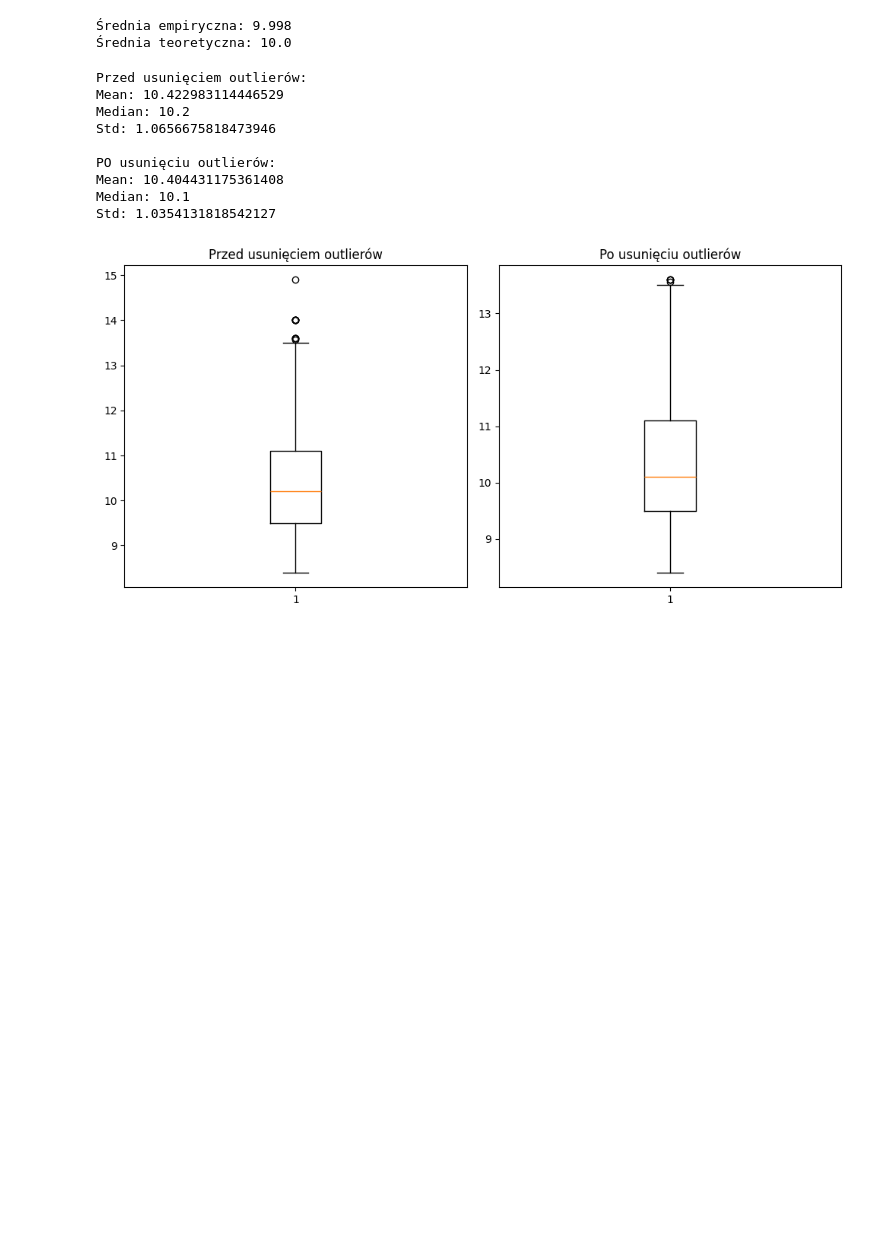
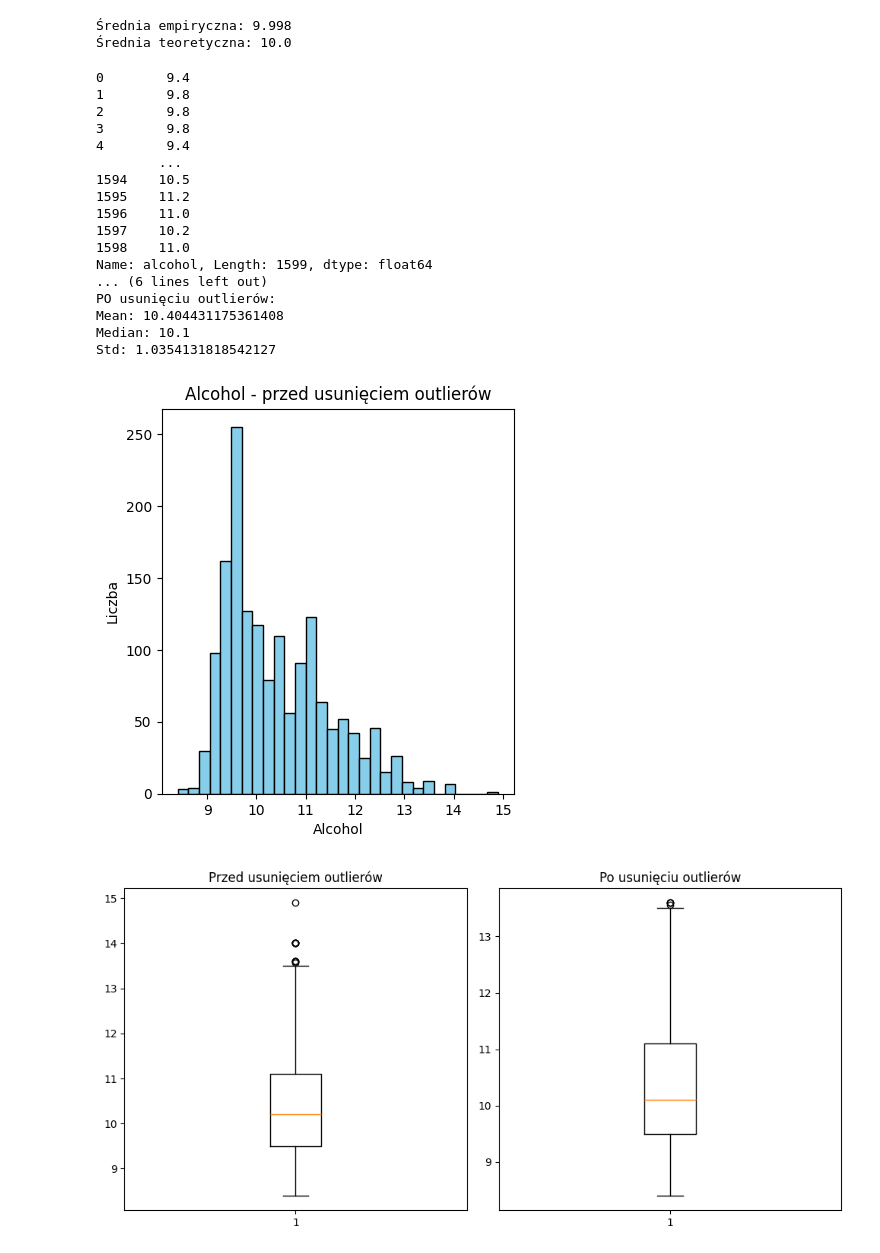
Before and after one commit to Alicjateper/Projects, a Jupyter notebook: Data_Science/Prace/13_Statystyka_i_prawdopodobieństwo_Lab.ipynb, the cells around one changed output. Cells and saved outputs as stored; diff of their text form; code cells hidden in the pictures; blank space fills up the shorter version.

```diff
--- a/Data_Science/Prace/13_Statystyka_i_prawdopodobieństwo_Lab.ipynb
+++ b/Data_Science/Prace/13_Statystyka_i_prawdopodobieństwo_Lab.ipynb
@@ -89,6 +89,7 @@ wine = pd.read_csv(url, sep=';')
 
 # Kolumna
 kolumna = wine["alcohol"]
+print(kolumna)
 
 # Oblicz z-scores
 z_scores = (kolumna - kolumna.mean()) / kolumna.std() # np.abs(stats.zscore(col))
@@ -97,7 +98,16 @@ z_scores = (kolumna - kolumna.mean()) / kolumna.std() # np.abs(stats.zscore(col)
 outliers = np.abs(z_scores) > 3 #np.abs(z) zamienia liczby na ich „odległość od zera”, np -2 -> 2
 
 # usunięcie outlierów
-clean = wine[~outliers]
+clean = wine[~outliers] #~ tylko dobre dane
+
+plt.figure(figsize=(10,5))
+
+# PRZED usunięciem
+plt.subplot(1,2,1)
+plt.hist(kolumna, bins=30, color='skyblue', edgecolor='black')
+plt.title("Alcohol - przed usunięciem outlierów")
+plt.xlabel("Alcohol")
+plt.ylabel("Liczba")
 
 # Statystyki PRZED
 
@@ -105,36 +115,45 @@ print("\nPrzed usunięciem outlierów:")
 print("Mean:", kolumna.mean())
 print("Median:", kolumna.median())
 print("Std:", kolumna.std())
 
 # Statystyki PO
 kolumna_clean = clean["alcohol"]
 
 print("\nPO usunięciu outlierów:")
 print("Mean:", kolumna_clean.mean())
 print("Median:", kolumna_clean.median())
 print("Std:", kolumna_clean.std())
 
 # BOXPLOT
 plt.figure(figsize=(10,5))
 
 plt.subplot(1,2,1)
 plt.boxplot(kolumna)
 plt.title("Przed usunięciem outlierów")
 
 plt.subplot(1,2,2)
 plt.boxplot(kolumna_clean)
 plt.title("Po usunięciu outlierów")
 
 plt.tight_layout()
 plt.show()
 # %% [output]
-Przed usunięciem outlierów:
-Mean: 10.422983114446529
-Median: 10.2
-Std: 1.0656675818473946
-
+0        9.4
+1        9.8
+2        9.8
+3        9.8
+4        9.4
+        ...
+1594    10.5
+1595    11.2
+1596    11.0
+1597    10.2
+1598    11.0
+Name: alcohol, Length: 1599, dtype: float64
+... (6 lines left out)
 PO usunięciu outlierów:
 Mean: 10.404431175361408
 Median: 10.1
 Std: 1.0354131818542127
-[figure, old version]
+[figure, new version]
+[figure, added]
```
